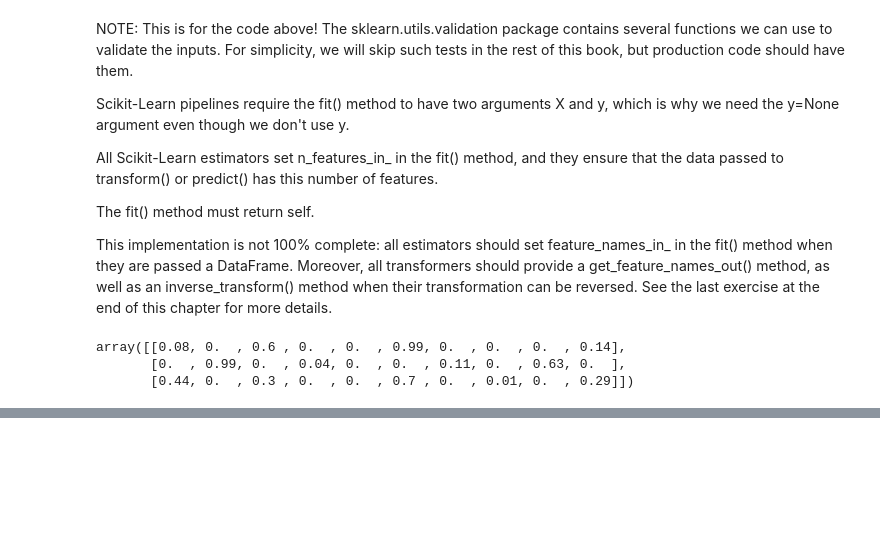
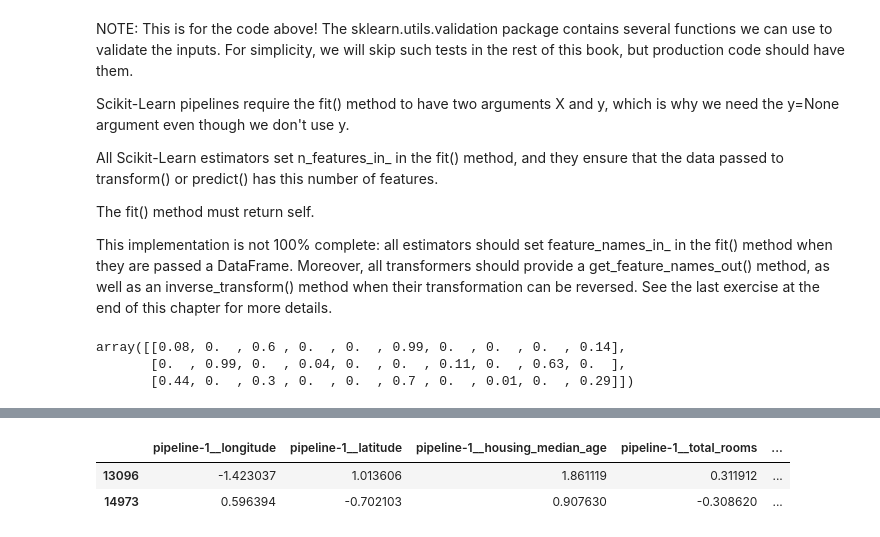
Before and after one commit to GioDude211/COSC3380_Project1, a Jupyter notebook: main.ipynb, the cells around one changed output, grey strips where cells are left out. Drawn from its saved outputs; the diff is of its cells as text; code cells hidden in the pictures; blank space fills up the shorter version.

Commit message:
Added up to Select and Train a Model

```diff
--- a/main.ipynb
+++ b/main.ipynb
@@ -807,0 +920,45 @@ plt.show()
+# %%
+"""
+The following ColumnTransformer will apply num_pipeline (the one we just defined) to the numerical attributes
+and cat_pipeline to the categorical attribute:
+"""
+from sklearn.compose import ColumnTransformer
+
+num_attribs = ["longitude", "latitude", "housing_median_age", "total_rooms",
+               "total_bedrooms", "population", "households", "median_income"]
+cat_attribs = ["ocean_proximity"]
+
+cat_pipeline = make_pipeline(
+    SimpleImputer(strategy="most_frequent"),
+    OneHotEncoder(handle_unknown="ignore"))
+
+preprocessing = ColumnTransformer([
+    ("num", num_pipeline, num_attribs),
+    ("cat", cat_pipeline, cat_attribs),
+])
+# %%
+"""
+the following code creates the same ColumnTransformer as earlier, except the transformers
+are automatically named "pipeline-1" and "pipeline-2" instead of "num" and "cat":
+
+"""
+from sklearn.compose import make_column_selector, make_column_transformer
+
+preprocessing = make_column_transformer(
+    (num_pipeline, make_column_selector(dtype_include=np.number)),
+    (cat_pipeline, make_column_selector(dtype_include=object)),
+)
+# %%
+#apply this ColumnTransformer to the housing data:
+housing_prepared = preprocessing.fit_transform(housing)
+
+# extra code - shows that we can get a DataFrame out if we want
+housing_prepared_fr = pd.DataFrame(
+    housing_prepared,
+    columns=preprocessing.get_feature_names_out(),
+    index=housing.index)
+housing_prepared_fr.head(2)
+# %% [output]
+|  | pipeline-1__longitude | pipeline-1__latitude | pipeline-1__housing_median_age | pipeline-1__total_rooms | ... |
+| 13096 | -1.423037 | 1.013606 | 1.861119 | 0.311912 | ... |
+| 14973 | 0.596394 | -0.702103 | 0.907630 | -0.308620 | ... |
```
Also changed, not shown: parts of 19 cells of this notebook.
